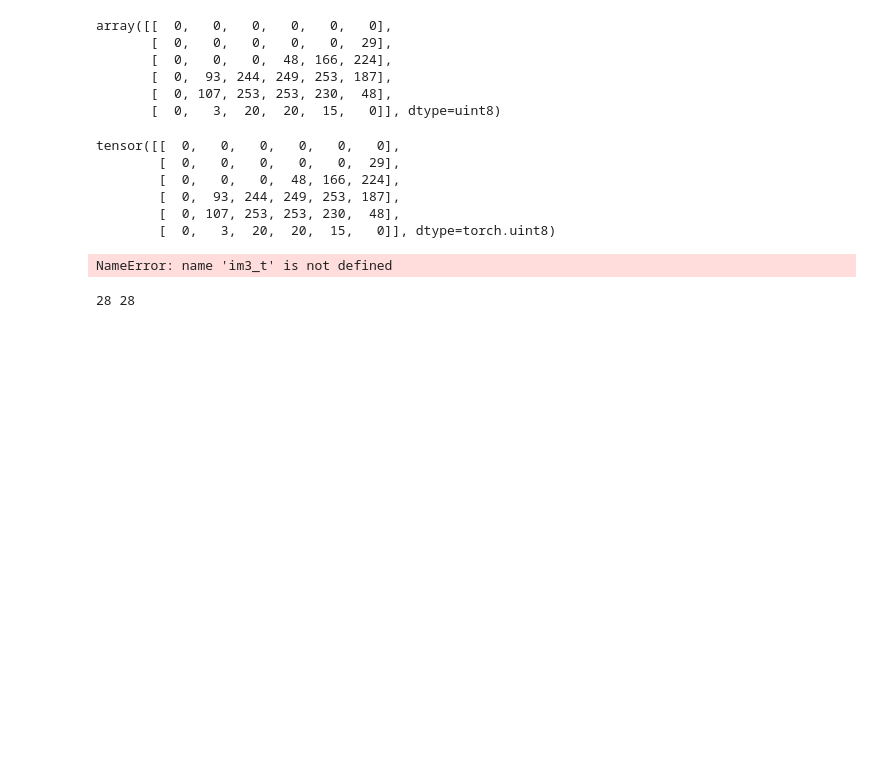
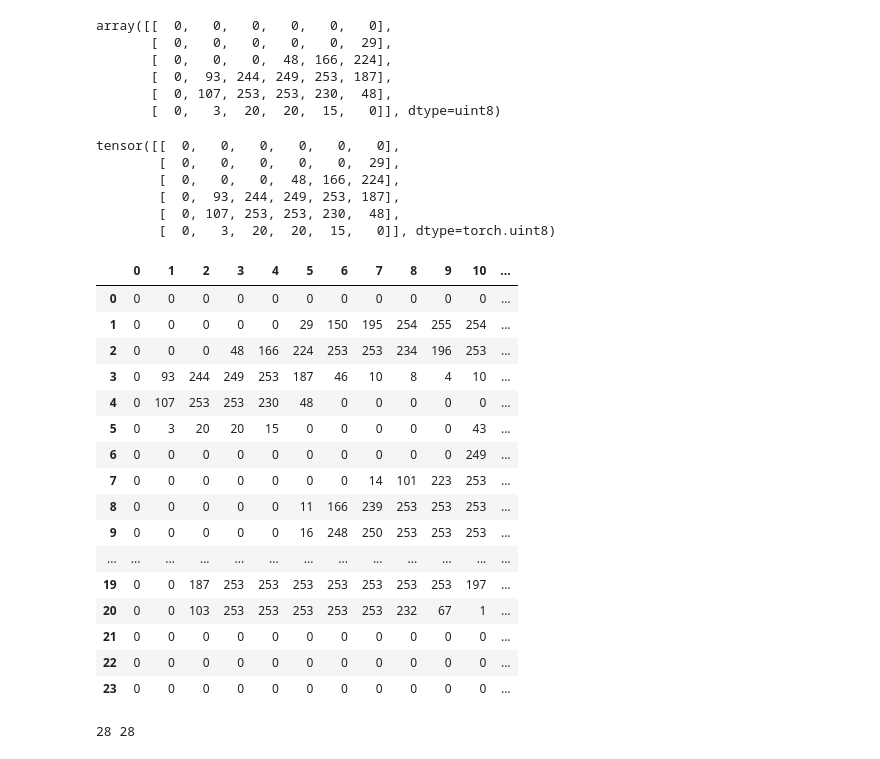
Before and after one commit to NShravanReddy/pythontest, a Jupyter notebook: 4digitclassifier.ipynb, the cells around one changed output. Cells and saved outputs as stored; diff of their text form; code cells hidden in the pictures; blank space fills up the shorter version.

```diff
--- a/4digitclassifier.ipynb
+++ b/4digitclassifier.ipynb
@@ -51,10 +51,26 @@ tensor([[  0,   0,   0,   0,   0,   0],
         [  0,   3,  20,  20,  15,   0]], dtype=torch.uint8)
 # %%
 img3_t=tensor(img3)
-df=pd.DataFrame(im3_t[4:30,4:22])
+df=pd.DataFrame(img3_t[4:30,4:22])
 df.style.set_properties(**{'font-size':'6pt'}).background_gradient('Greys')
 # %% [output]
-NameError: name 'im3_t' is not defined
+|  | 0 | 1 | 2 | 3 | 4 | 5 | 6 | 7 | 8 | 9 | 10 | ... |
+| 0 | 0 | 0 | 0 | 0 | 0 | 0 | 0 | 0 | 0 | 0 | 0 | ... |
+| 1 | 0 | 0 | 0 | 0 | 0 | 29 | 150 | 195 | 254 | 255 | 254 | ... |
+| 2 | 0 | 0 | 0 | 48 | 166 | 224 | 253 | 253 | 234 | 196 | 253 | ... |
+| 3 | 0 | 93 | 244 | 249 | 253 | 187 | 46 | 10 | 8 | 4 | 10 | ... |
+| 4 | 0 | 107 | 253 | 253 | 230 | 48 | 0 | 0 | 0 | 0 | 0 | ... |
+| 5 | 0 | 3 | 20 | 20 | 15 | 0 | 0 | 0 | 0 | 0 | 43 | ... |
+| 6 | 0 | 0 | 0 | 0 | 0 | 0 | 0 | 0 | 0 | 0 | 249 | ... |
+| 7 | 0 | 0 | 0 | 0 | 0 | 0 | 0 | 14 | 101 | 223 | 253 | ... |
+| 8 | 0 | 0 | 0 | 0 | 0 | 11 | 166 | 239 | 253 | 253 | 253 | ... |
+| 9 | 0 | 0 | 0 | 0 | 0 | 16 | 248 | 250 | 253 | 253 | 253 | ... |
+| ... | ... | ... | ... | ... | ... | ... | ... | ... | ... | ... | ... | ... |
+| 19 | 0 | 0 | 187 | 253 | 253 | 253 | 253 | 253 | 253 | 253 | 197 | ... |
+| 20 | 0 | 0 | 103 | 253 | 253 | 253 | 253 | 253 | 232 | 67 | 1 | ... |
+| 21 | 0 | 0 | 0 | 0 | 0 | 0 | 0 | 0 | 0 | 0 | 0 | ... |
+| 22 | 0 | 0 | 0 | 0 | 0 | 0 | 0 | 0 | 0 | 0 | 0 | ... |
+| 23 | 0 | 0 | 0 | 0 | 0 | 0 | 0 | 0 | 0 | 0 | 0 | ... |
 # %%
 width,height=img3.size
 print(width,height)
```
Also changed, not shown: parts of 22 cells of this notebook.
